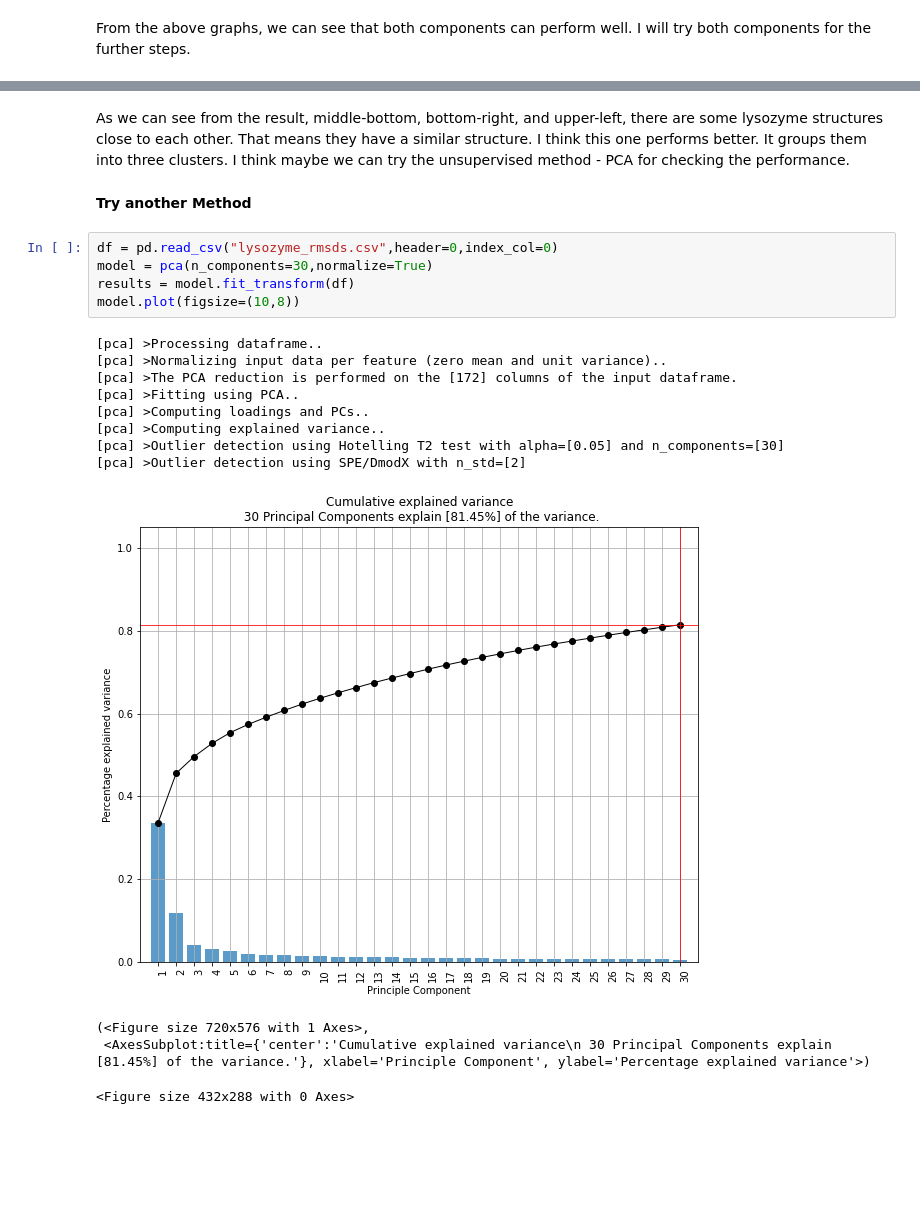
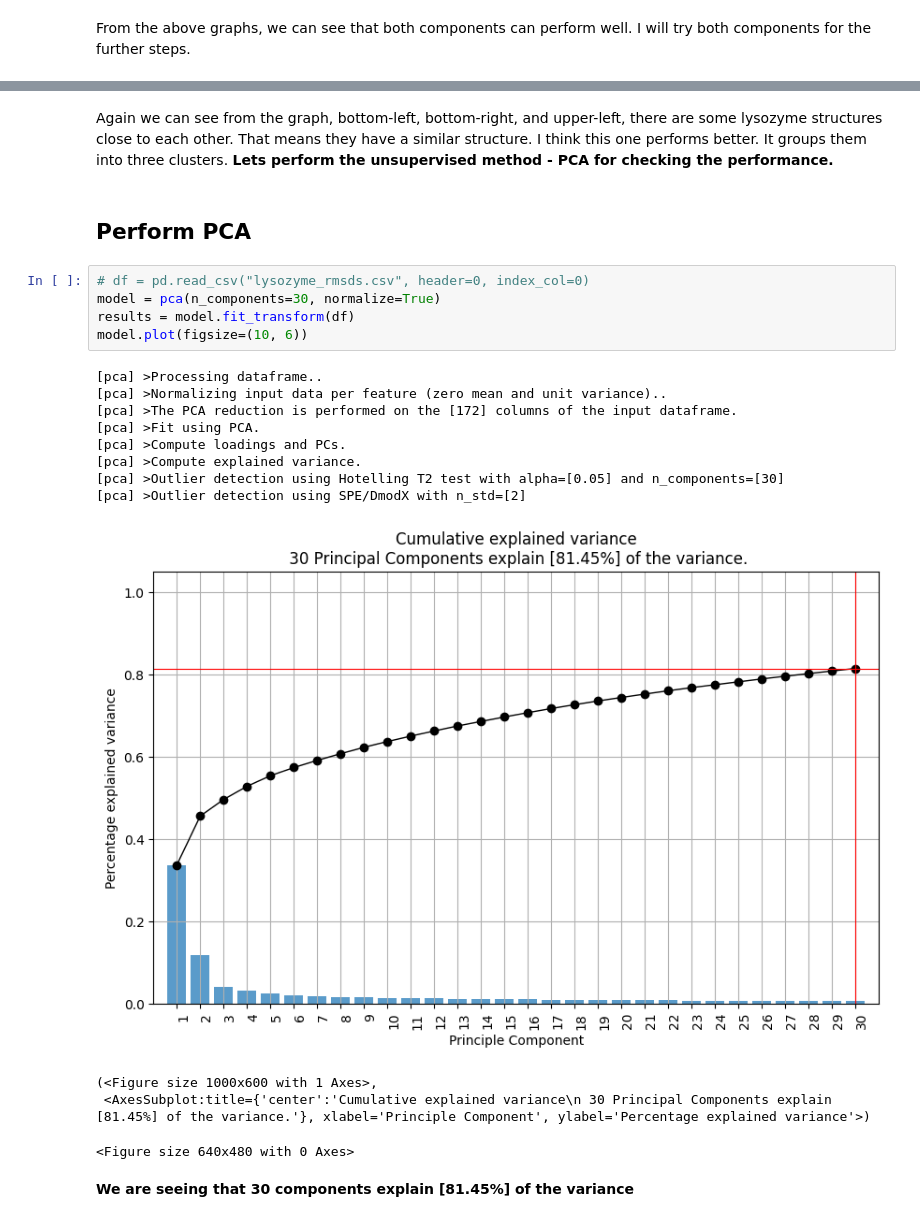
Before and after one commit to parvej35/DS2_Multivariate_Component_Analysis, a Jupyter notebook: Exam_Extra_Resit_2022-Oct-24/Parvej_Chowdhury_MDS_PCA.ipynb, the cells around one changed output, grey strips where cells are left out. Cells and saved outputs as stored; diff of their text form; blank space fills up the shorter version.

```diff
--- a/Exam_Extra_Resit_2022-Oct-24/Parvej_Chowdhury_MDS_PCA.ipynb
+++ b/Exam_Extra_Resit_2022-Oct-24/Parvej_Chowdhury_MDS_PCA.ipynb
@@ -280,23 +638,25 @@ plt.show()
 # %% [markdown]
-As we can see from the result, middle-bottom, bottom-right, and upper-left, there are some lysozyme structures close to each other. That means they have a similar structure. I think this one performs better. It groups them into three clusters. I think maybe we can try the unsupervised method - PCA for checking the performance.
+Again we can see from the graph, bottom-left, bottom-right, and upper-left, there are some lysozyme structures close to each other. That means they have a similar structure. I think this one performs better. It groups them into three clusters. **Lets perform the unsupervised method - PCA for checking the performance.**
-# %% [markdown]
-**Try another Method**
+# %% [markdown]
+## Perform PCA
 # %%
-df = pd.read_csv("lysozyme_rmsds.csv",header=0,index_col=0)
-model = pca(n_components=30,normalize=True)
+# df = pd.read_csv("lysozyme_rmsds.csv", header=0, index_col=0)
+model = pca(n_components=30, normalize=True)
 results = model.fit_transform(df)
-model.plot(figsize=(10,8))
+model.plot(figsize=(10, 6))
 # %% [output]
 [pca] >Processing dataframe..
 [pca] >Normalizing input data per feature (zero mean and unit variance)..
 [pca] >The PCA reduction is performed on the [172] columns of the input dataframe.
-[pca] >Fitting using PCA..
-[pca] >Computing loadings and PCs..
-[pca] >Computing explained variance..
+[pca] >Fit using PCA.
+[pca] >Compute loadings and PCs.
+[pca] >Compute explained variance.
 [pca] >Outlier detection using Hotelling T2 test with alpha=[0.05] and n_components=[30]
 [pca] >Outlier detection using SPE/DmodX with n_std=[2]
-[figure, old version]
+[figure, new version]
-(<Figure size 720x576 with 1 Axes>,
+(<Figure size 1000x600 with 1 Axes>,
  <AxesSubplot:title={'center':'Cumulative explained variance\n 30 Principal Components explain [81.45%] of the variance.'}, xlabel='Principle Component', ylabel='Percentage explained variance'>)
-<Figure size 432x288 with 0 Axes>
+<Figure size 640x480 with 0 Axes>
+# %% [markdown]
+**We are seeing that 30 components explain [81.45%] of the variance**
 # %%
```
Also changed, not shown: parts of 44 cells of this notebook, 4 other files.
